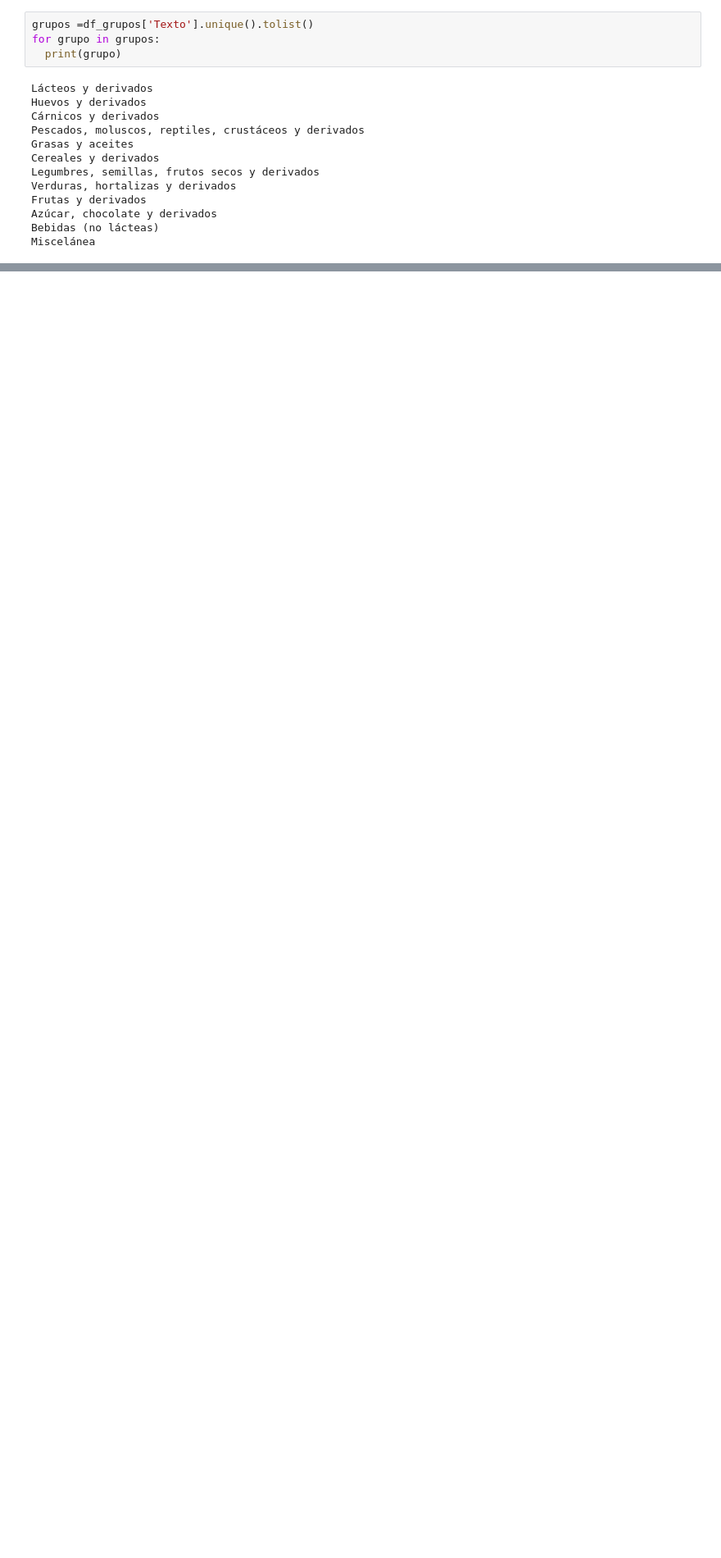
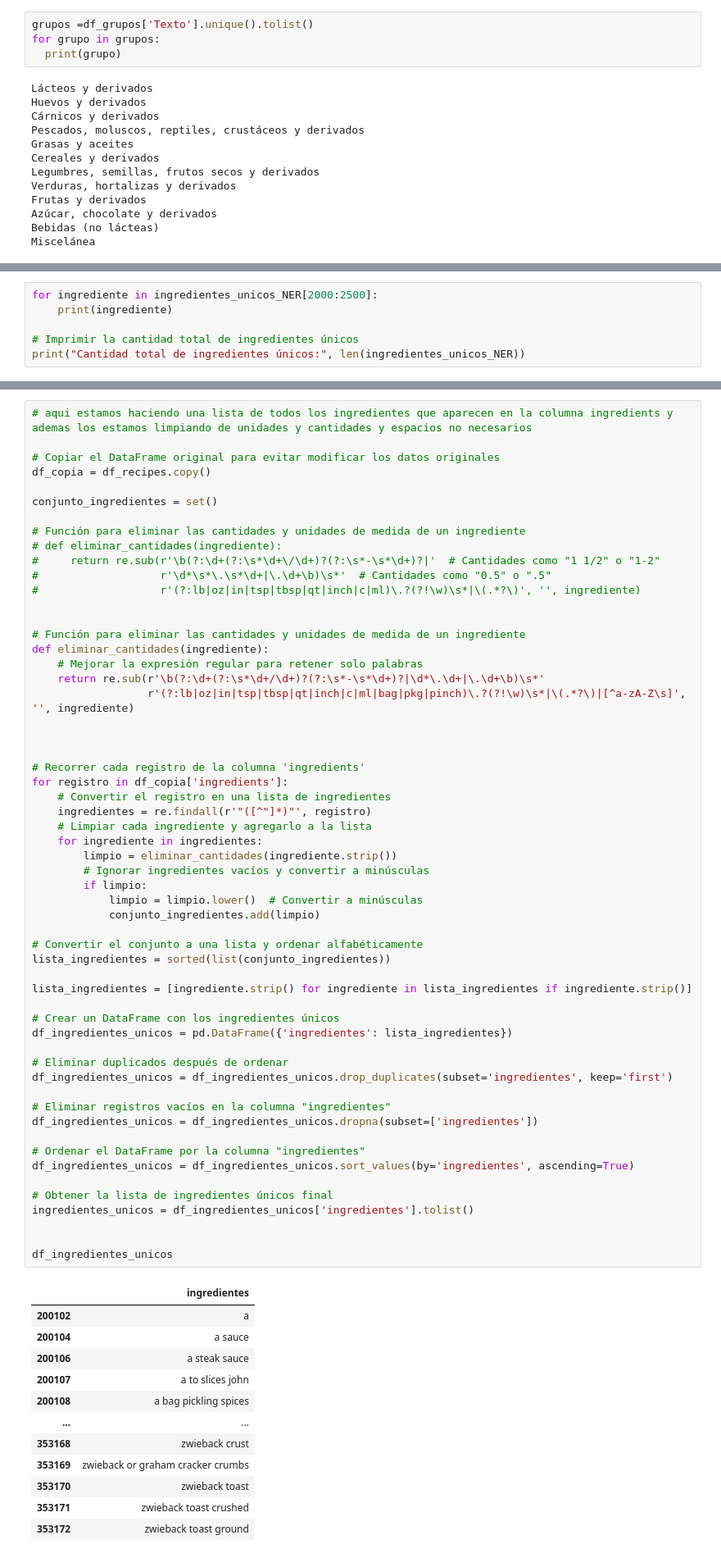
Before and after one commit to joampc/TFM2023, a Jupyter notebook: notebooks/Food_processing.ipynb, the cells around one changed output, grey strips where cells are left out. Shown at 82% size. Saved outputs shown, nothing was run; the diff lists cells and outputs as text; blank space fills up the shorter version.

```diff
--- a/notebooks/Food_processing.ipynb
+++ b/notebooks/Food_processing.ipynb
@@ -401,0 +670,6 @@ df_desc_componente.head(40)
+# %%
+for ingrediente in ingredientes_unicos_NER[2000:2500]:
+    print(ingrediente)
+
+# Imprimir la cantidad total de ingredientes únicos
+print("Cantidad total de ingredientes únicos:", len(ingredientes_unicos_NER))
@@ -401,0 +785,70 @@ df_desc_componente.head(40)
+# %%
+# aqui estamos haciendo una lista de todos los ingredientes que aparecen en la columna ingredients y ademas los estamos limpiando de unidades y cantidades y espacios no necesarios
+
+# Copiar el DataFrame original para evitar modificar los datos originales
+df_copia = df_recipes.copy()
+
+conjunto_ingredientes = set()
+
+# Función para eliminar las cantidades y unidades de medida de un ingrediente
+# def eliminar_cantidades(ingrediente):
+#     return re.sub(r'\b(?:\d+(?:\s*\d+\/\d+)?(?:\s*-\s*\d+)?|'  # Cantidades como "1 1/2" o "1-2"
+#                   r'\d*\s*\.\s*\d+|\.\d+\b)\s*'  # Cantidades como "0.5" o ".5"
+#                   r'(?:lb|oz|in|tsp|tbsp|qt|inch|c|ml)\.?(?!\w)\s*|\(.*?\)', '', ingrediente)
+
+
+# Función para eliminar las cantidades y unidades de medida de un ingrediente
+def eliminar_cantidades(ingrediente):
+    # Mejorar la expresión regular para retener solo palabras
+    return re.sub(r'\b(?:\d+(?:\s*\d+/\d+)?(?:\s*-\s*\d+)?|\d*\.\d+|\.\d+\b)\s*'
+                  r'(?:lb|oz|in|tsp|tbsp|qt|inch|c|ml|bag|pkg|pinch)\.?(?!\w)\s*|\(.*?\)|[^a-zA-Z\s]', '', ingrediente)
+
+
+
+# Recorrer cada registro de la columna 'ingredients'
+for registro in df_copia['ingredients']:
+    # Convertir el registro en una lista de ingredientes
+    ingredientes = re.findall(r'"([^"]*)"', registro)
+    # Limpiar cada ingrediente y agregarlo a la lista
+    for ingrediente in ingredientes:
+        limpio = eliminar_cantidades(ingrediente.strip())
+        # Ignorar ingredientes vacíos y convertir a minúsculas
+        if limpio:
+            limpio = limpio.lower()  # Convertir a minúsculas
+            conjunto_ingredientes.add(limpio)
+
+# Convertir el conjunto a una lista y ordenar alfabéticamente
+lista_ingredientes = sorted(list(conjunto_ingredientes))
+
+lista_ingredientes = [ingrediente.strip() for ingrediente in lista_ingredientes if ingrediente.strip()]
+
+# Crear un DataFrame con los ingredientes únicos
+df_ingredientes_unicos = pd.DataFrame({'ingredientes': lista_ingredientes})
+
+# Eliminar duplicados después de ordenar
+df_ingredientes_unicos = df_ingredientes_unicos.drop_duplicates(subset='ingredientes', keep='first')
+
+# Eliminar registros vacíos en la columna "ingredientes"
+df_ingredientes_unicos = df_ingredientes_unicos.dropna(subset=['ingredientes'])
+
+# Ordenar el DataFrame por la columna "ingredientes"
+df_ingredientes_unicos = df_ingredientes_unicos.sort_values(by='ingredientes', ascending=True)
+
+# Obtener la lista de ingredientes únicos final
+ingredientes_unicos = df_ingredientes_unicos['ingredientes'].tolist()
+
+
+df_ingredientes_unicos
+# %% [output]
+|  | ingredientes |
+| 200102 | a |
+| 200104 | a sauce |
+| 200106 | a steak sauce |
+| 200107 | a to slices john |
+| 200108 | a bag pickling spices |
+| ... | ... |
+| 353168 | zwieback crust |
+| 353169 | zwieback or graham cracker crumbs |
+| 353170 | zwieback toast |
+| 353171 | zwieback toast crushed |
+| 353172 | zwieback toast ground |
```
Also changed, not shown: parts of 43 cells of this notebook.
